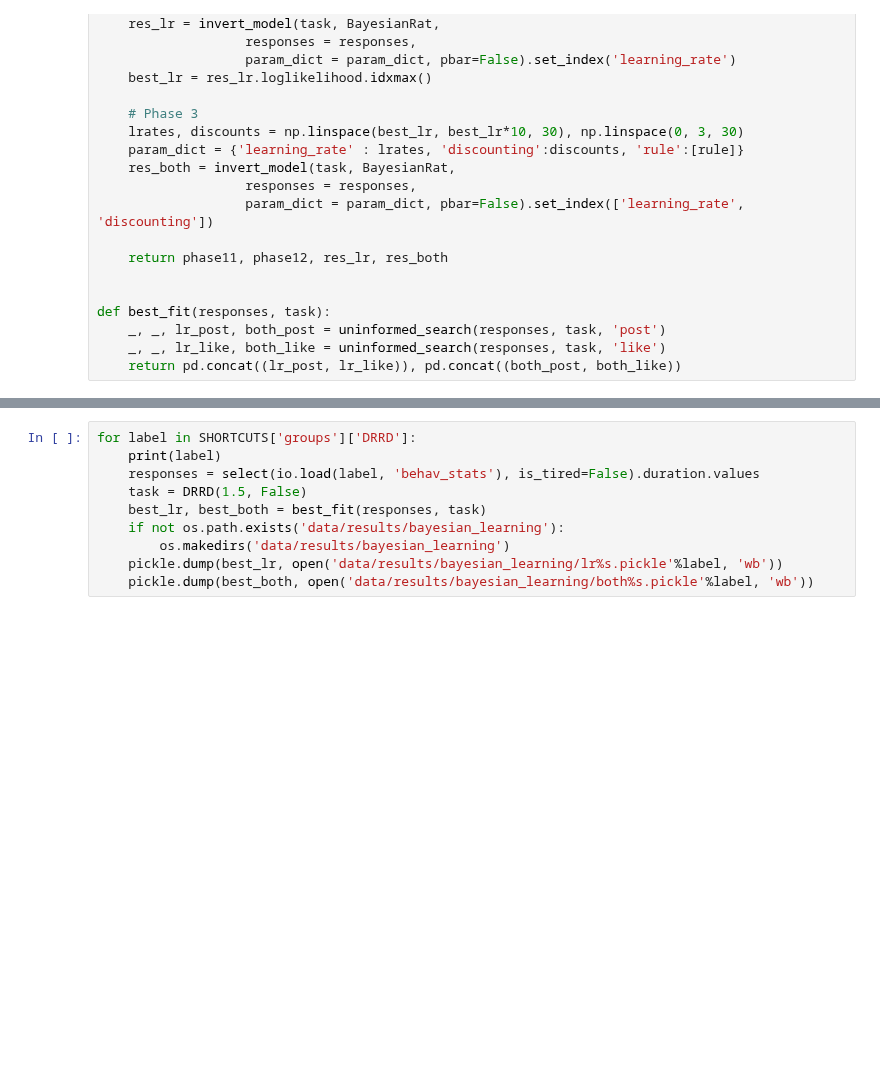
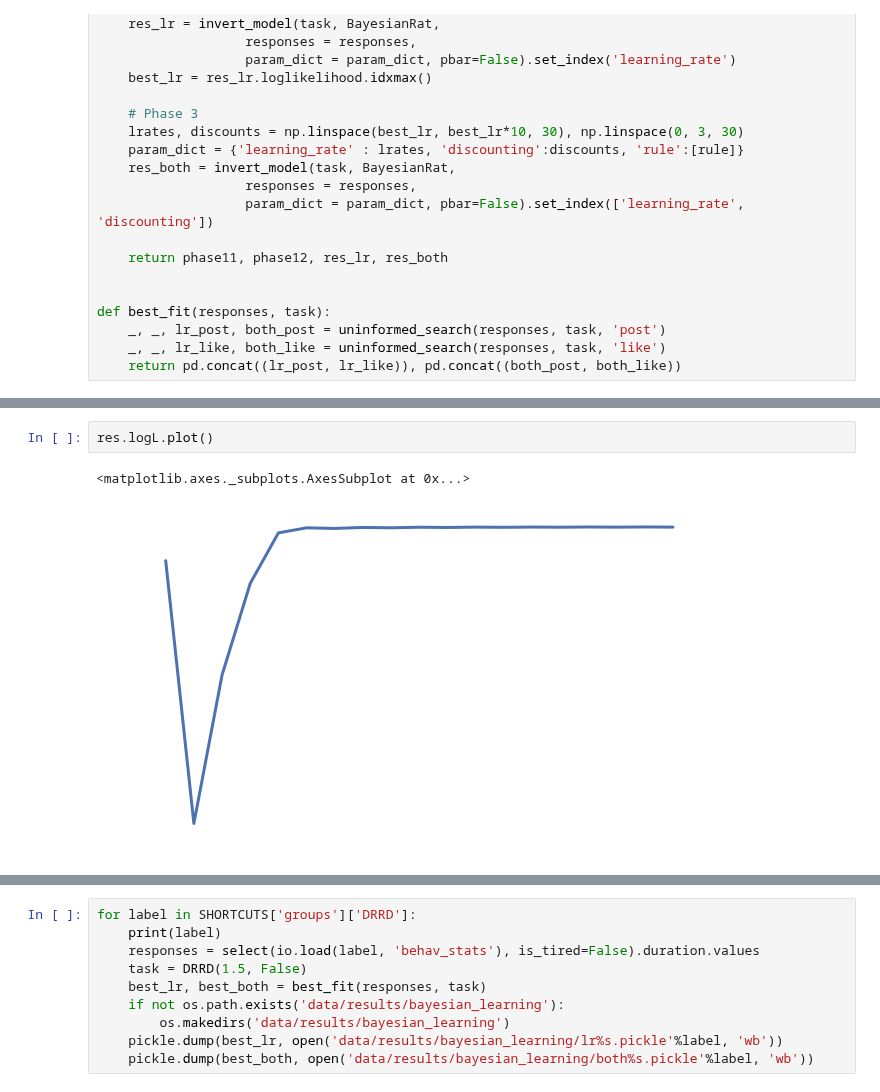
Before and after one commit to EstevaoUyra/spikelearn, a Jupyter notebook: notebooks/exploration/Bayesian rat.ipynb, the cells around one changed output, grey strips where cells are left out. Drawn from its saved outputs; the diff is of its cells as text; blank space fills up the shorter version.

```diff
--- a/notebooks/exploration/Bayesian rat.ipynb
+++ b/notebooks/exploration/Bayesian rat.ipynb
@@ -394,0 +500,5 @@ def best_fit(responses, task):
+# %%
+res.logL.plot()
+# %% [output]
+<matplotlib.axes._subplots.AxesSubplot at 0x...>
+[figure, added]
```
Also changed, not shown: parts of 19 cells of this notebook.
